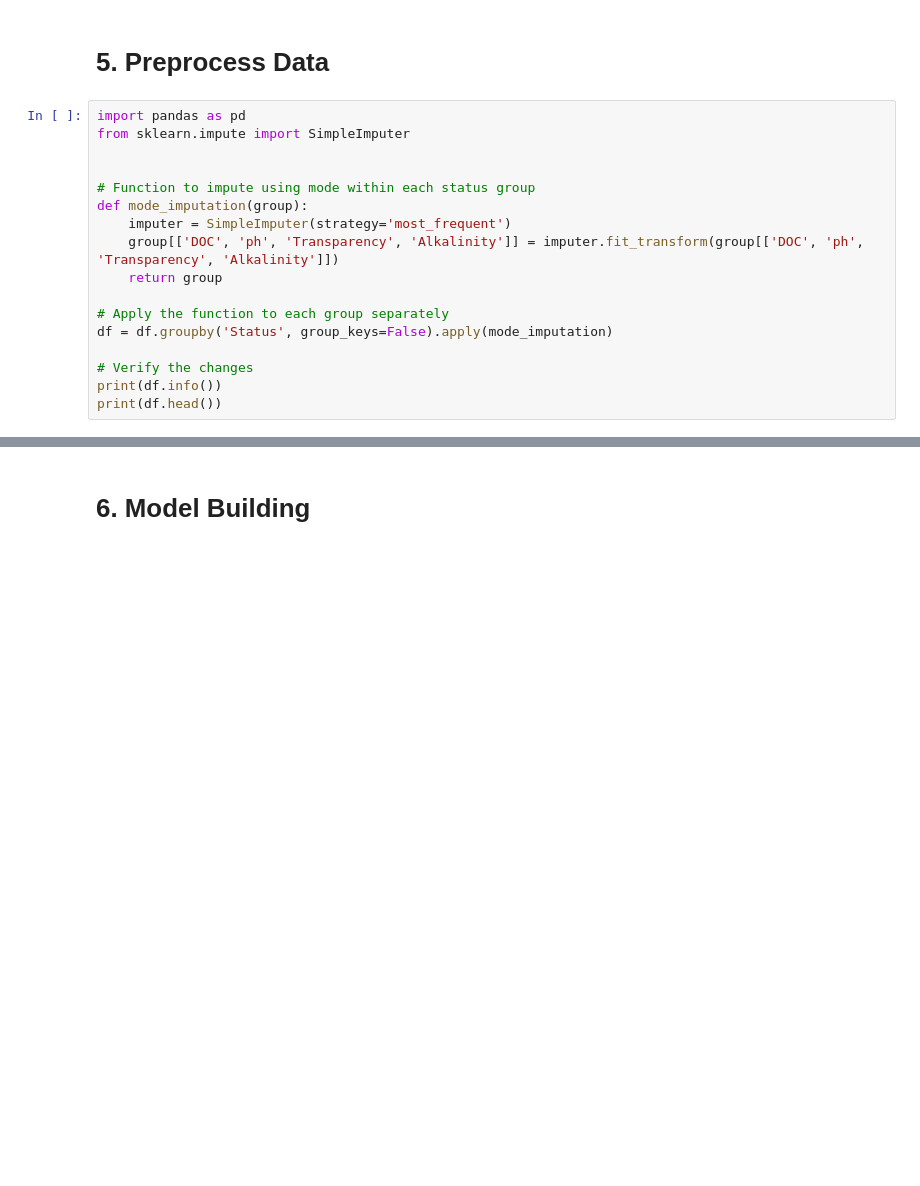
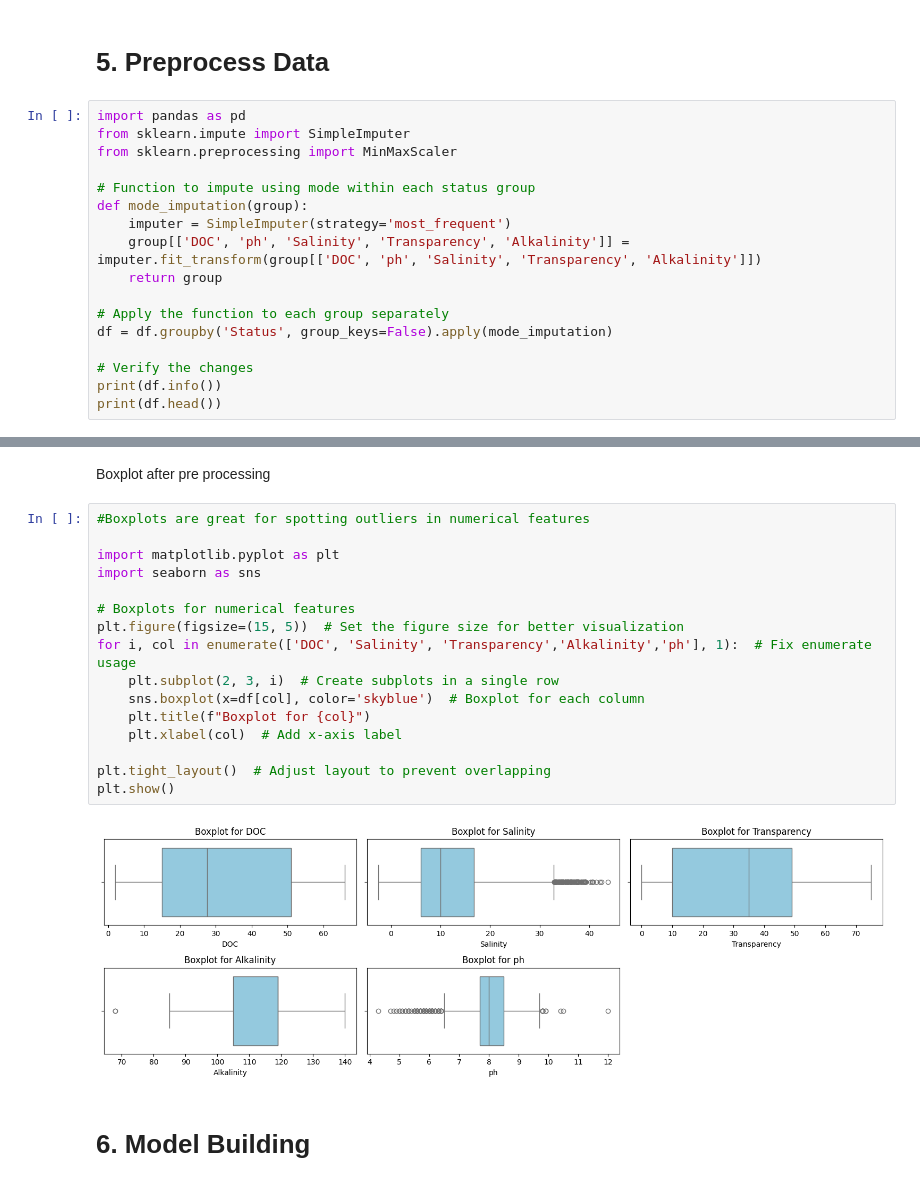
Before and after one commit to dataemperor/Shrimple, a Jupyter notebook: Shrimple_dataset_preprocessing.ipynb, the cells around one changed output, grey strips where cells are left out. Saved outputs shown, nothing was run; the diff lists cells and outputs as text; blank space fills up the shorter version.

```diff
--- a/Shrimple_dataset_preprocessing.ipynb
+++ b/Shrimple_dataset_preprocessing.ipynb
@@ -193,12 +188,12 @@ plt.show()
 # %%
 import pandas as pd
 from sklearn.impute import SimpleImputer
-
+from sklearn.preprocessing import MinMaxScaler
 
 # Function to impute using mode within each status group
 def mode_imputation(group):
     imputer = SimpleImputer(strategy='most_frequent')
-    group[['DOC', 'ph', 'Transparency', 'Alkalinity']] = imputer.fit_transform(group[['DOC', 'ph', 'Transparency', 'Alkalinity']])
+    group[['DOC', 'ph', 'Salinity', 'Transparency', 'Alkalinity']] = imputer.fit_transform(group[['DOC', 'ph', 'Salinity', 'Transparency', 'Alkalinity']])
     return group
 
 # Apply the function to each group separately
@@ -225,6 +220,26 @@ Data columns (total 8 columns):
 2 2024-10-12    A02  15.0  8.5      10.0          45.0        68.0  Breedable
 3 2024-10-13    H01  15.0  8.5       9.0          50.0       119.0  Breedable
 4 2024-10-13    A01  15.0  8.6      14.0          50.0       102.0  Breedable
+# %% [markdown]
+Boxplot after pre processing
+# %%
+#Boxplots are great for spotting outliers in numerical features
+
+import matplotlib.pyplot as plt
+import seaborn as sns
+
+# Boxplots for numerical features
+plt.figure(figsize=(15, 5))  # Set the figure size for better visualization
+for i, col in enumerate(['DOC', 'Salinity', 'Transparency','Alkalinity','ph'], 1):  # Fix enumerate usage
+    plt.subplot(2, 3, i)  # Create subplots in a single row
+    sns.boxplot(x=df[col], color='skyblue')  # Boxplot for each column
+    plt.title(f"Boxplot for {col}")
+    plt.xlabel(col)  # Add x-axis label
+
+plt.tight_layout()  # Adjust layout to prevent overlapping
+plt.show()
+# %% [output]
+[figure, added]
 # %% [markdown]
 # 6. Model Building
 # %%
```
Also changed, not shown: parts of 11 cells of this notebook.
